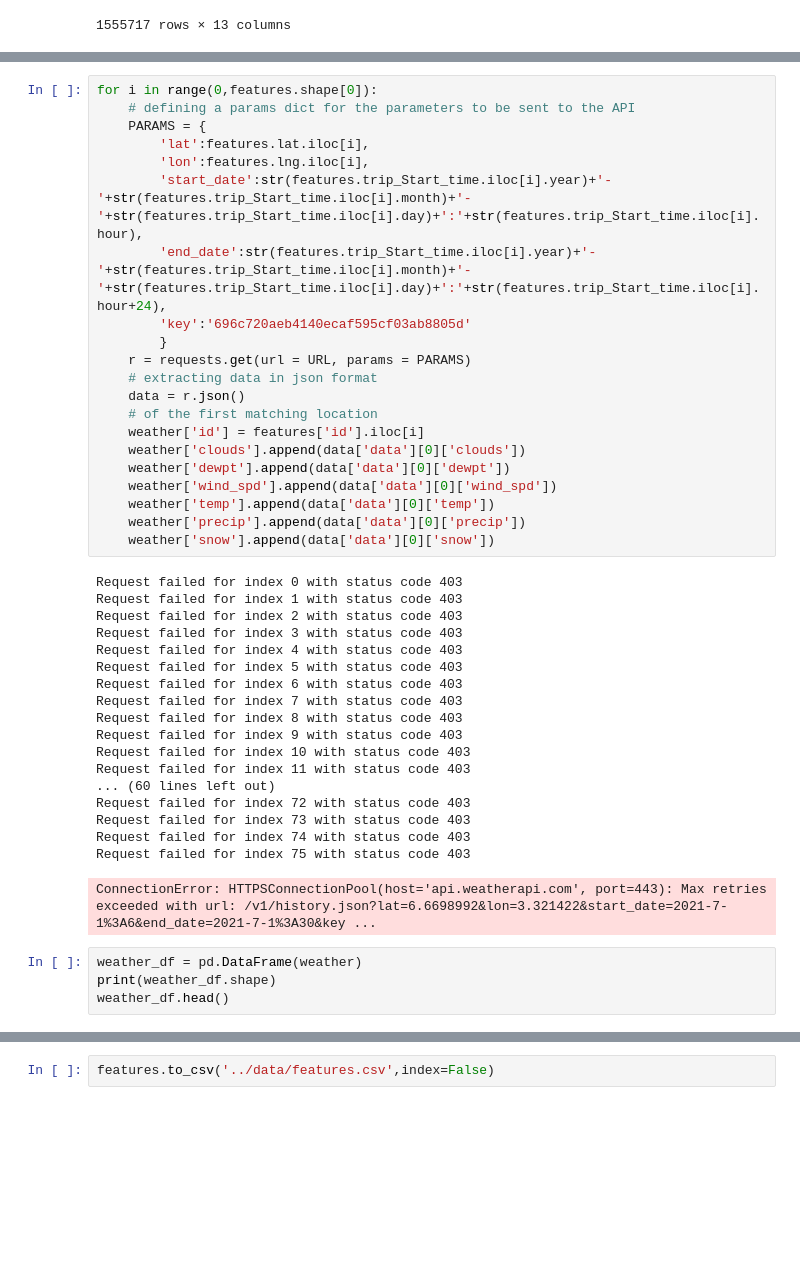
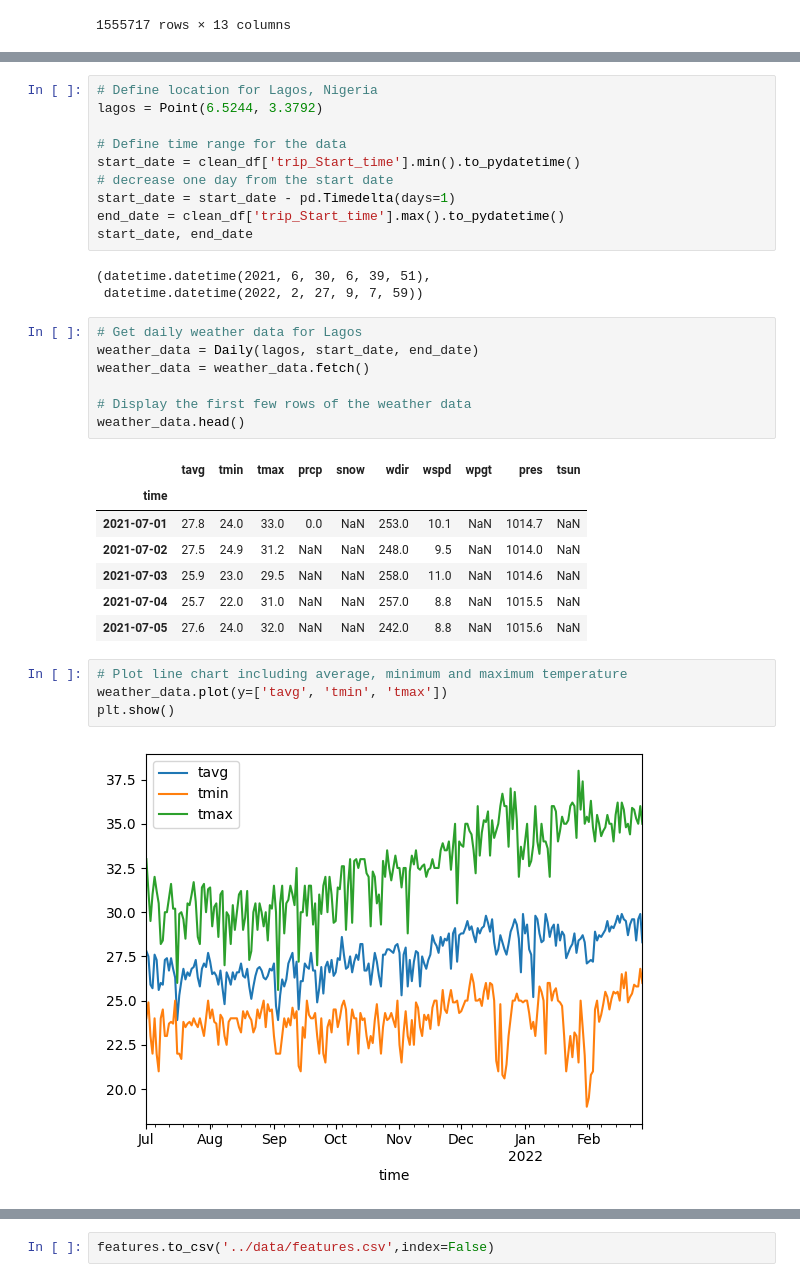
Before and after one commit to GetachewAbebe/Logistics_Optimization_with_Casual_Inference, a Jupyter notebook: notebooks/data_extraction.ipynb, the cells around one changed output, grey strips where cells are left out. Cells and saved outputs as stored; diff of their text form; blank space fills up the shorter version.

Commit message:
Data Extracter Notebook Updated

```diff
--- a/notebooks/data_extraction.ipynb
+++ b/notebooks/data_extraction.ipynb
@@ -189,44 +162,34 @@ weather = {'clouds':[],
-# %%
-for i in range(0,features.shape[0]):
-    # defining a params dict for the parameters to be sent to the API
-    PARAMS = {
-        'lat':features.lat.iloc[i],
-        'lon':features.lng.iloc[i],
-        'start_date':str(features.trip_Start_time.iloc[i].year)+'-'+str(features.trip_Start_time.iloc[i].month)+'-'+str(features.trip_Start_time.iloc[i].day)+':'+str(features.trip_Start_time.iloc[i].hour),
-        'end_date':str(features.trip_Start_time.iloc[i].year)+'-'+str(features.trip_Start_time.iloc[i].month)+'-'+str(features.trip_Start_time.iloc[i].day)+':'+str(features.trip_Start_time.iloc[i].hour+24),
-        'key':'696c720aeb4140ecaf595cf03ab8805d'
-        }
-    r = requests.get(url = URL, params = PARAMS)
-    # extracting data in json format
-    data = r.json()
-    # of the first matching location
-    weather['id'] = features['id'].iloc[i]
-    weather['clouds'].append(data['data'][0]['clouds'])
-    weather['dewpt'].append(data['data'][0]['dewpt'])
-    weather['wind_spd'].append(data['data'][0]['wind_spd'])
-    weather['temp'].append(data['data'][0]['temp'])
-    weather['precip'].append(data['data'][0]['precip'])
-    weather['snow'].append(data['data'][0]['snow'])
-# %% [output]
-Request failed for index 0 with status code 403
-Request failed for index 1 with status code 403
-Request failed for index 2 with status code 403
-Request failed for index 3 with status code 403
-Request failed for index 4 with status code 403
-Request failed for index 5 with status code 403
-Request failed for index 6 with status code 403
-Request failed for index 7 with status code 403
-Request failed for index 8 with status code 403
-Request failed for index 9 with status code 403
-Request failed for index 10 with status code 403
-Request failed for index 11 with status code 403
-... (60 lines left out)
-Request failed for index 72 with status code 403
-Request failed for index 73 with status code 403
-Request failed for index 74 with status code 403
-Request failed for index 75 with status code 403
-ConnectionError: HTTPSConnectionPool(host='api.weatherapi.com', port=443): Max retries exceeded with url: /v1/history.json?lat=6.6698992&lon=3.321422&start_date=2021-7-1%3A6&end_date=2021-7-1%3A30&key ...
-# %%
-weather_df = pd.DataFrame(weather)
-print(weather_df.shape)
-weather_df.head()
+# %%
+# Define location for Lagos, Nigeria
+lagos = Point(6.5244, 3.3792)
+
+# Define time range for the data
+start_date = clean_df['trip_Start_time'].min().to_pydatetime()
+# decrease one day from the start date
+start_date = start_date - pd.Timedelta(days=1)
+end_date = clean_df['trip_Start_time'].max().to_pydatetime()
+start_date, end_date
+# %% [output]
+(datetime.datetime(2021, 6, 30, 6, 39, 51),
+ datetime.datetime(2022, 2, 27, 9, 7, 59))
+# %%
+# Get daily weather data for Lagos
+weather_data = Daily(lagos, start_date, end_date)
+weather_data = weather_data.fetch()
+
+# Display the first few rows of the weather data
+weather_data.head()
+# %% [output]
+|  | tavg | tmin | tmax | prcp | snow | wdir | wspd | wpgt | pres | tsun |
+| time |  |  |  |  |  |  |  |  |  |  |
+| 2021-07-01 | 27.8 | 24.0 | 33.0 | 0.0 | NaN | 253.0 | 10.1 | NaN | 1014.7 | NaN |
+| 2021-07-02 | 27.5 | 24.9 | 31.2 | NaN | NaN | 248.0 | 9.5 | NaN | 1014.0 | NaN |
+| 2021-07-03 | 25.9 | 23.0 | 29.5 | NaN | NaN | 258.0 | 11.0 | NaN | 1014.6 | NaN |
+| 2021-07-04 | 25.7 | 22.0 | 31.0 | NaN | NaN | 257.0 | 8.8 | NaN | 1015.5 | NaN |
+| 2021-07-05 | 27.6 | 24.0 | 32.0 | NaN | NaN | 242.0 | 8.8 | NaN | 1015.6 | NaN |
+# %%
+# Plot line chart including average, minimum and maximum temperature
+weather_data.plot(y=['tavg', 'tmin', 'tmax'])
+plt.show()
+# %% [output]
+[figure, added]
```
Also changed, not shown: parts of 7 cells of this notebook.
